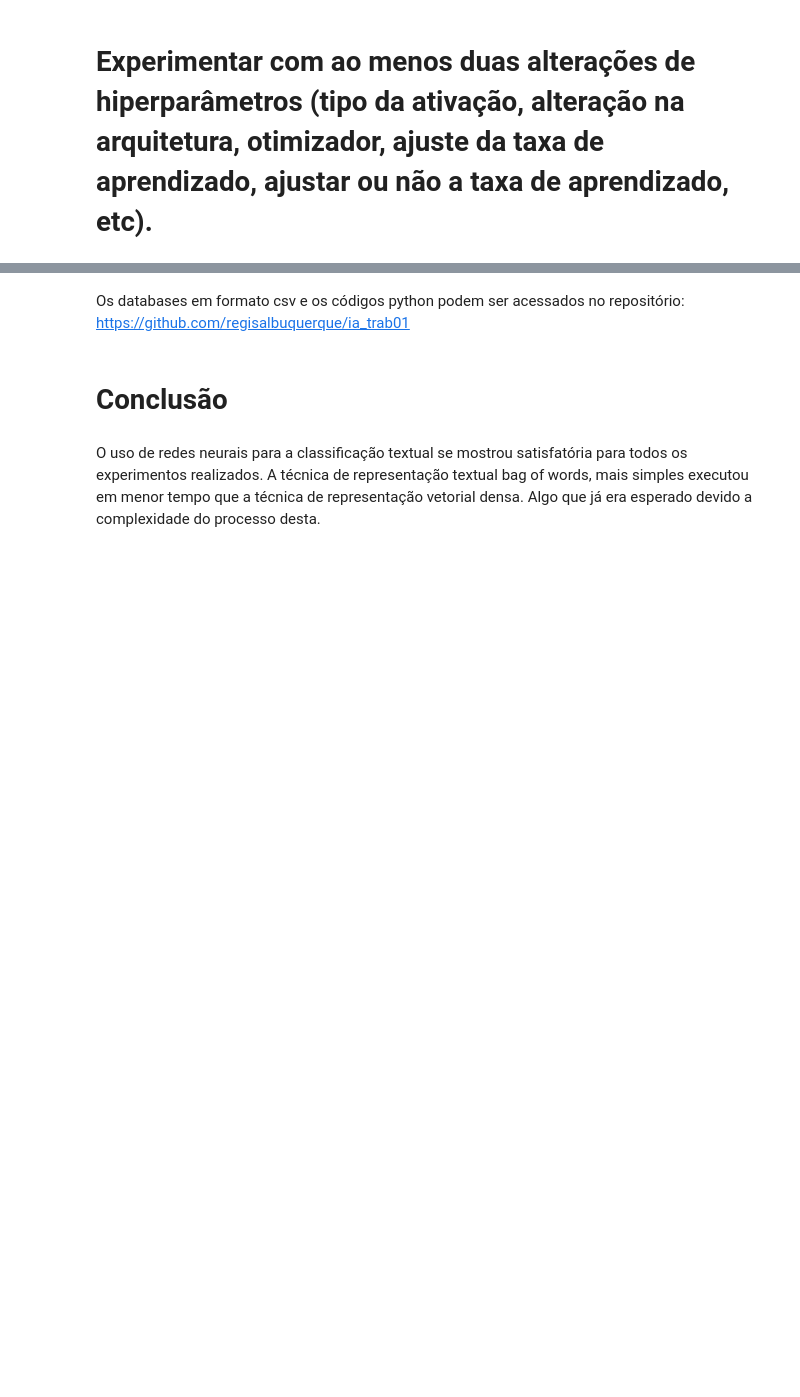
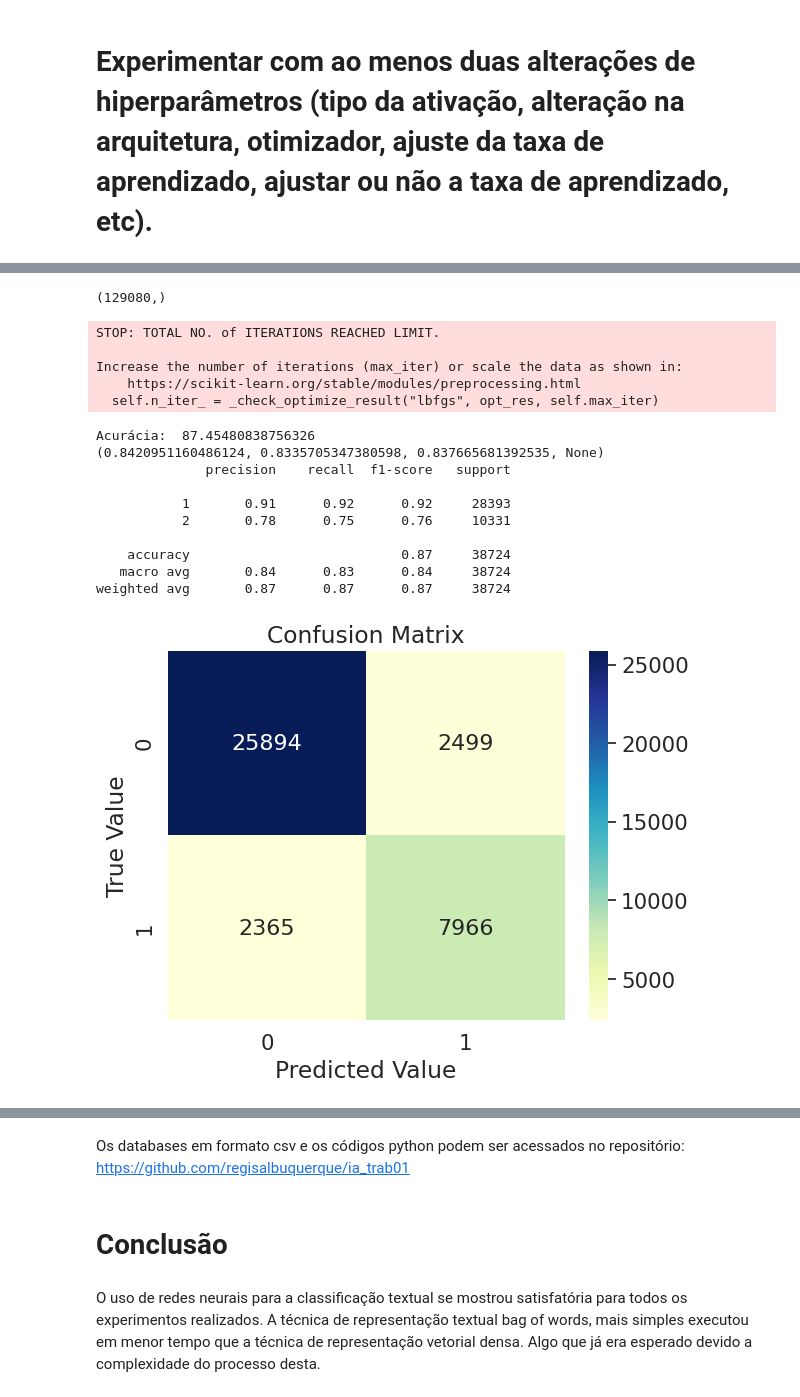
Before and after one commit to regisalbuquerque/ia_trab01, a Jupyter notebook: tests.ipynb, the cells around one changed output, grey strips where cells are left out. Saved outputs shown, nothing was run; the diff lists cells and outputs as text; code cells hidden in the pictures; blank space fills up the shorter version.

Commit message:
Teste and relat update

```diff
--- a/tests.ipynb
+++ b/tests.ipynb
@@ -328,7 +341,7 @@ def spacy_tokenizer(sentence):
     # return preprocessed list of tokens
     return mytokens
 # %%
-teste_tk = comp_df.head(5000).copy()
+teste_tk = comp_df.copy()
 teste_tk['corpus'] = [spacy_tokenizer(text) for text in teste_tk.text]
 teste_tk.head()
 # %% [output]
@@ -475,2 +550,69 @@ ft.predict(X_2[2])
+# %%
+X2 = teste_tk.corpus.values
+Y2 = teste_tk.label.values
+
+print(X2.shape)
+# %% [output]
+(129080,)
+# %%
+X2_train, X2_test, Y2_train, Y2_test = train_test_split(teste_tk.corpus, teste_tk.label, test_size=0.3, random_state=8)
+model = gensim.models.Word2Vec(X2_train,vector_size=100,window=5,min_count=2)
+# %%
+words = set(model.wv.index_to_key)
+X2_train = np.array([np.array([model.wv[i] for i in ls if i in words])
+                         for ls in X2_train])
+X2_test = np.array([np.array([model.wv[i] for i in ls if i in words])
+                         for ls in X2_test])
+# %%
+X2_train_array = []
+for v in X2_train:
+    if v.size:
+        X2_train_array.append(v.mean(axis=0))
+    else:
+        X2_train_array.append(np.zeros(100, dtype=float))
+
+X2_test_array = []
+for v in X2_test:
+    if v.size:
+        X2_test_array.append(v.mean(axis=0))
+    else:
+        X2_test_array.append(np.zeros(100, dtype=float))
+# %%
+clf = MLPClassifier(solver='lbfgs', alpha=1e-5, hidden_layer_sizes=(5, 2), random_state=1)
+clf.fit(X2_train_array, Y2_train)
+
+Y2_pred=clf.predict(X2_test_array)
+result = clf.score(X2_test_array, Y2_test)
+print("Acurácia: ", result*100.0)
+print(precision_recall_fscore_support(Y2_test, Y2_pred, average='macro'))
+
+
+
+cm2=confusion_matrix(Y2_test, Y2_pred)
+def plot_cm(conf_matrix):
+  sns.set(font_scale=1.4,color_codes=True,palette="deep")
+  sns.heatmap(cm,annot=True,annot_kws={"size":16},fmt="d",cmap="YlGnBu")
+  plt.title("Confusion Matrix")
+  plt.xlabel("Predicted Value")
+  plt.ylabel("True Value")
+plot_cm(cm2)
+print(classification_report(Y2_test,Y2_pred))
+# %% [output]
+STOP: TOTAL NO. of ITERATIONS REACHED LIMIT.
+
+Increase the number of iterations (max_iter) or scale the data as shown in:
+    https://scikit-learn.org/stable/modules/preprocessing.html
+  self.n_iter_ = _check_optimize_result("lbfgs", opt_res, self.max_iter)
+Acurácia:  87.45480838756326
+(0.8420951160486124, 0.8335705347380598, 0.837665681392535, None)
+              precision    recall  f1-score   support
+
+           1       0.91      0.92      0.92     28393
+           2       0.78      0.75      0.76     10331
+
+    accuracy                           0.87     38724
+   macro avg       0.84      0.83      0.84     38724
+weighted avg       0.87      0.87      0.87     38724
+[figure, added]
 # %% [markdown]
 # Resultados
```
Also changed, not shown: parts of 19 cells of this notebook.
